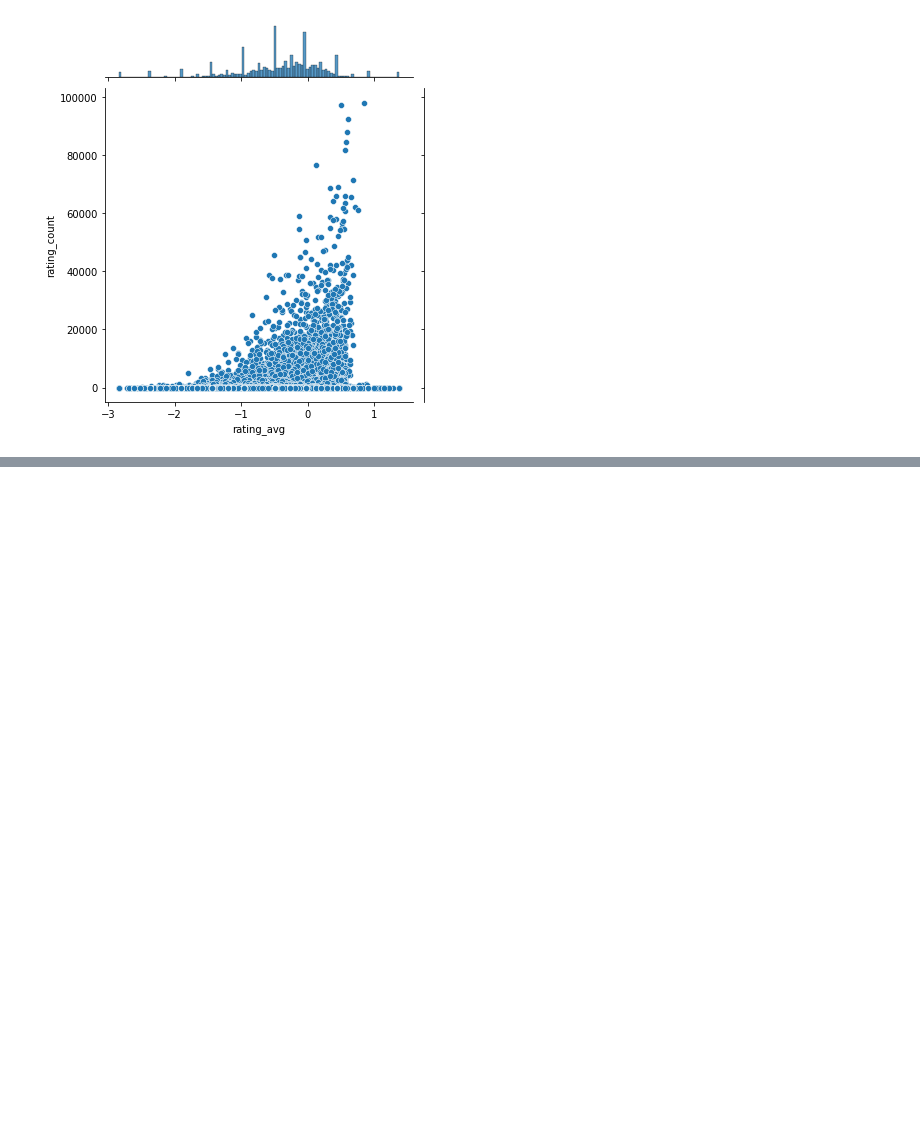
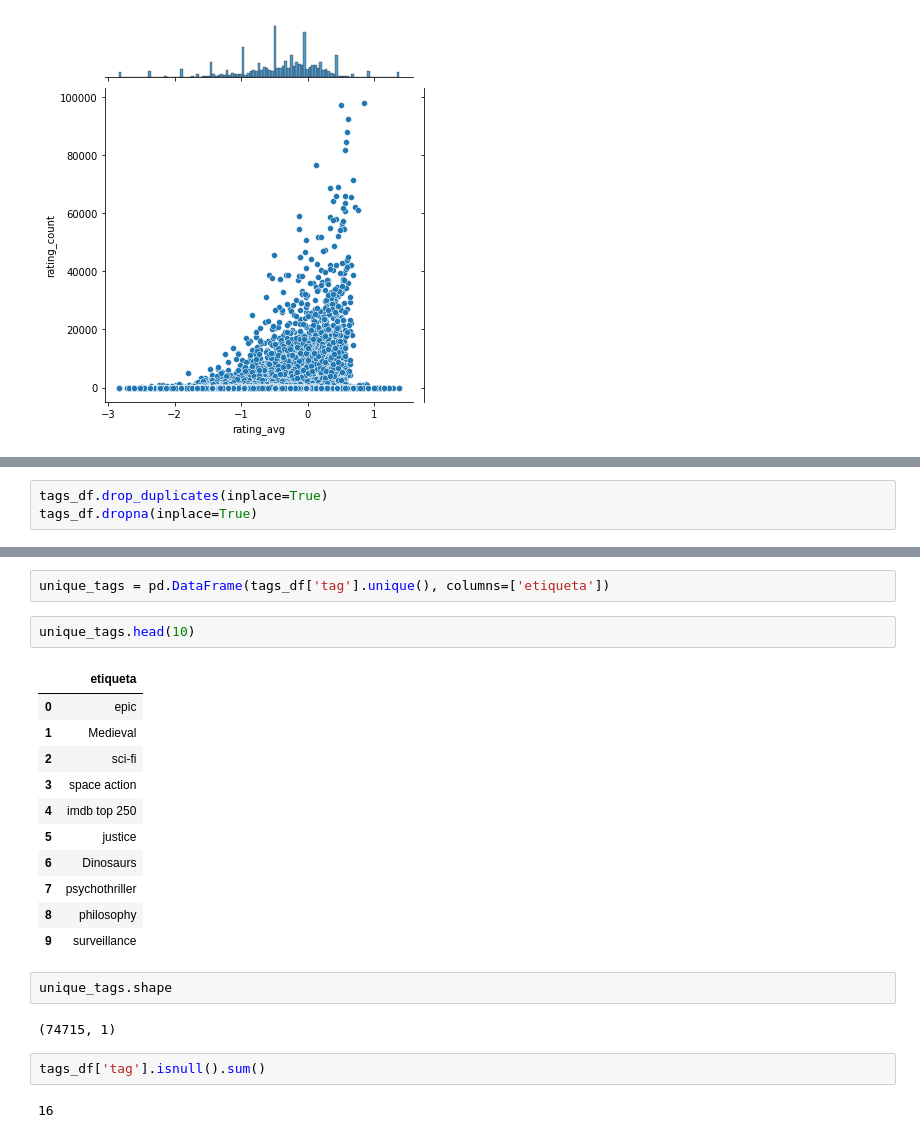
Before and after one commit to luismoroco/ScalableRecommendSystem, a Jupyter notebook: db-interact.ipynb, the cells around one changed output, grey strips where cells are left out. Cells and saved outputs as stored; diff of their text form; blank space fills up the shorter version.

```diff
--- a/db-interact.ipynb
+++ b/db-interact.ipynb
@@ -123,0 +159,3 @@ sns.jointplot(x='rating_avg', y='rating_count', data=mov_df)
+# %%
+tags_df.drop_duplicates(inplace=True)
+tags_df.dropna(inplace=True)
@@ -123,0 +176,24 @@ sns.jointplot(x='rating_avg', y='rating_count', data=mov_df)
+# %%
+unique_tags = pd.DataFrame(tags_df['tag'].unique(), columns=['etiqueta'])
+# %%
+unique_tags.head(10)
+# %% [output]
+|  | etiqueta |
+| 0 | epic |
+| 1 | Medieval |
+| 2 | sci-fi |
+| 3 | space action |
+| 4 | imdb top 250 |
+| 5 | justice |
+| 6 | Dinosaurs |
+| 7 | psychothriller |
+| 8 | philosophy |
+| 9 | surveillance |
+# %%
+unique_tags.shape
+# %% [output]
+(74715, 1)
+# %%
+tags_df['tag'].isnull().sum()
+# %% [output]
+16
```
Also changed, not shown: parts of 9 cells of this notebook.
